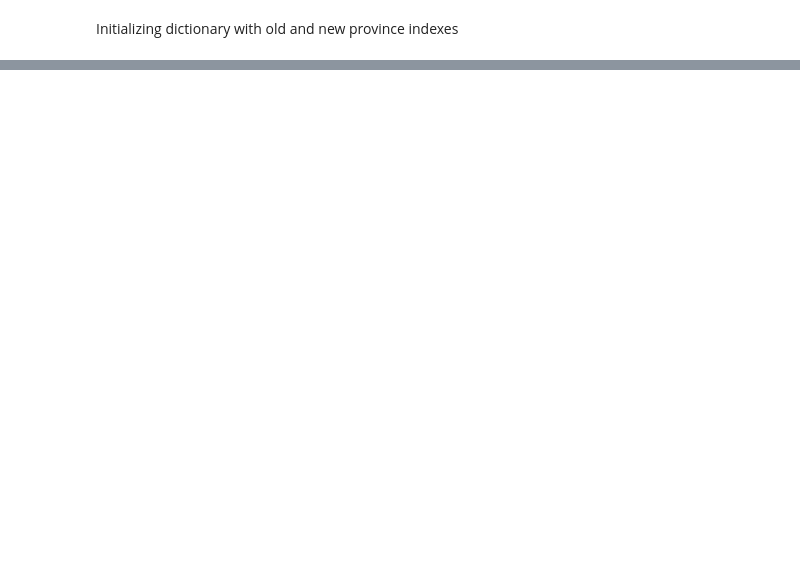
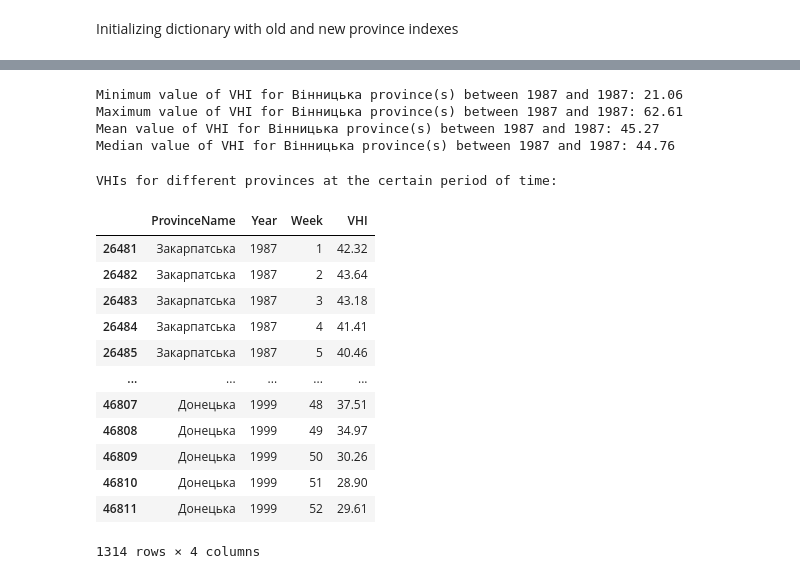
Before and after one commit to saulbadman3/Lab2_DA, a Jupyter notebook: lab2.ipynb, the cells around one changed output, grey strips where cells are left out. Saved outputs shown, nothing was run; the diff lists cells and outputs as text; code cells hidden in the pictures; blank space fills up the shorter version.

```diff
--- a/lab2.ipynb
+++ b/lab2.ipynb
@@ -60,0 +123,12 @@ def change_ProvinceID(general_df: pd.DataFrame) -> None:
+# %%
+def show_multiple_province_vhis(general_df: pd.DataFrame, years: tuple, province_names: list) -> None:
+    if years[0]<1982 or years[1]>2024 or years[0]>years[1]:
+        print('Invalid years for calculating')
+        return
+    elif any(province not in set(general_df['ProvinceName']) for province in province_names):
+        print('No such province in the dataframe')
+        return
+
+    display(general_df[(general_df['ProvinceName'].isin(province_names))
+                       & (general_df['Year']>=years[0])
+                       & (general_df['Year']<=years[1])][['ProvinceName', 'Year', 'Week','VHI']])
@@ -107,0 +219,25 @@ General normalized dataframe:
+# %%
+find_extremums(general_df, ['Вінницька'], (1987, 1987), 'VHI')
+# %% [output]
+Minimum value of VHI for Вінницька province(s) between 1987 and 1987: 21.06
+Maximum value of VHI for Вінницька province(s) between 1987 and 1987: 62.61
+Mean value of VHI for Вінницька province(s) between 1987 and 1987: 45.27
+Median value of VHI for Вінницька province(s) between 1987 and 1987: 44.76
+# %%
+print('VHIs for different provinces at the certain period of time:')
+show_multiple_province_vhis(general_df, (1987, 1999), ['Закарпатська', 'Донецька'])
+# %% [output]
+VHIs for different provinces at the certain period of time:
+|  | ProvinceName | Year | Week | VHI |
+| 26481 | Закарпатська | 1987 | 1 | 42.32 |
+| 26482 | Закарпатська | 1987 | 2 | 43.64 |
+| 26483 | Закарпатська | 1987 | 3 | 43.18 |
+| 26484 | Закарпатська | 1987 | 4 | 41.41 |
+| 26485 | Закарпатська | 1987 | 5 | 40.46 |
+| ... | ... | ... | ... | ... |
+| 46807 | Донецька | 1999 | 48 | 37.51 |
+| 46808 | Донецька | 1999 | 49 | 34.97 |
+| 46809 | Донецька | 1999 | 50 | 30.26 |
+| 46810 | Донецька | 1999 | 51 | 28.90 |
+| 46811 | Донецька | 1999 | 52 | 29.61 |
+1314 rows × 4 columns
```
Also changed, not shown: parts of 23 cells of this notebook.
